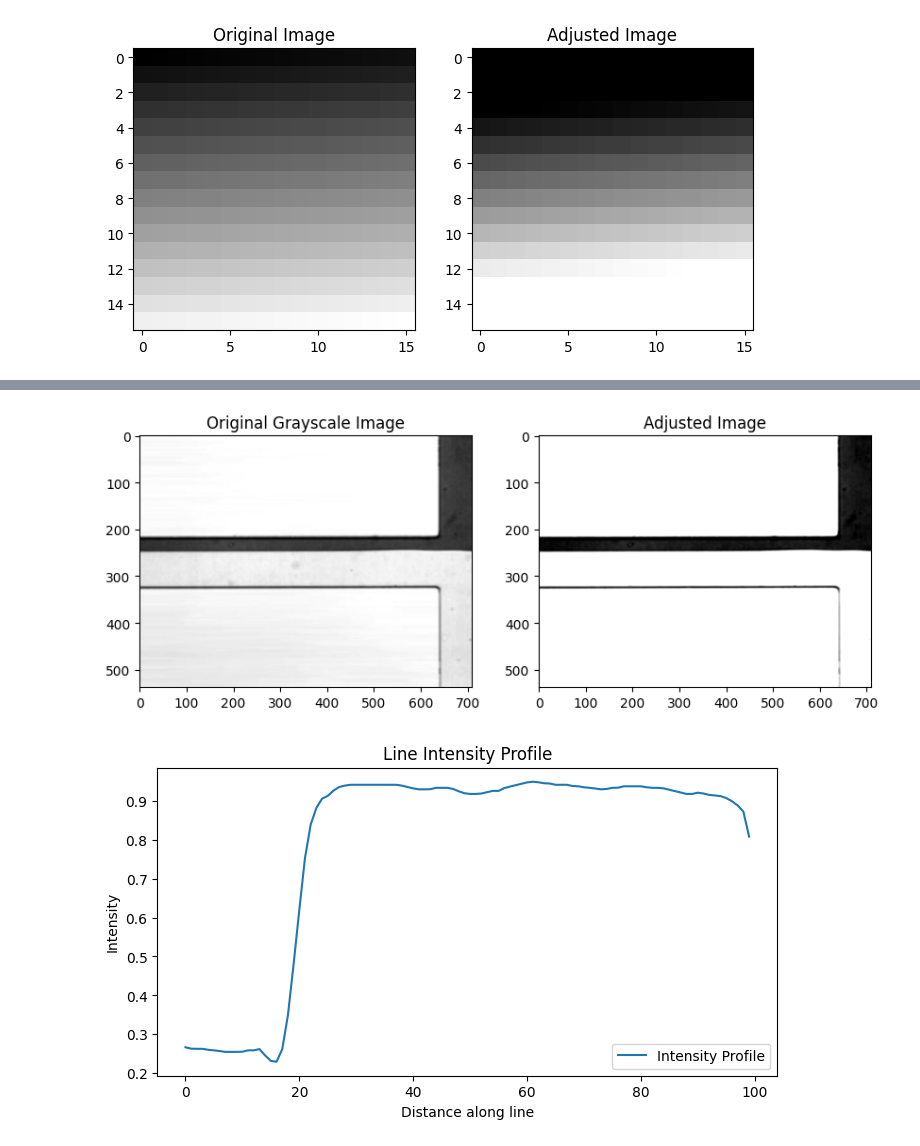
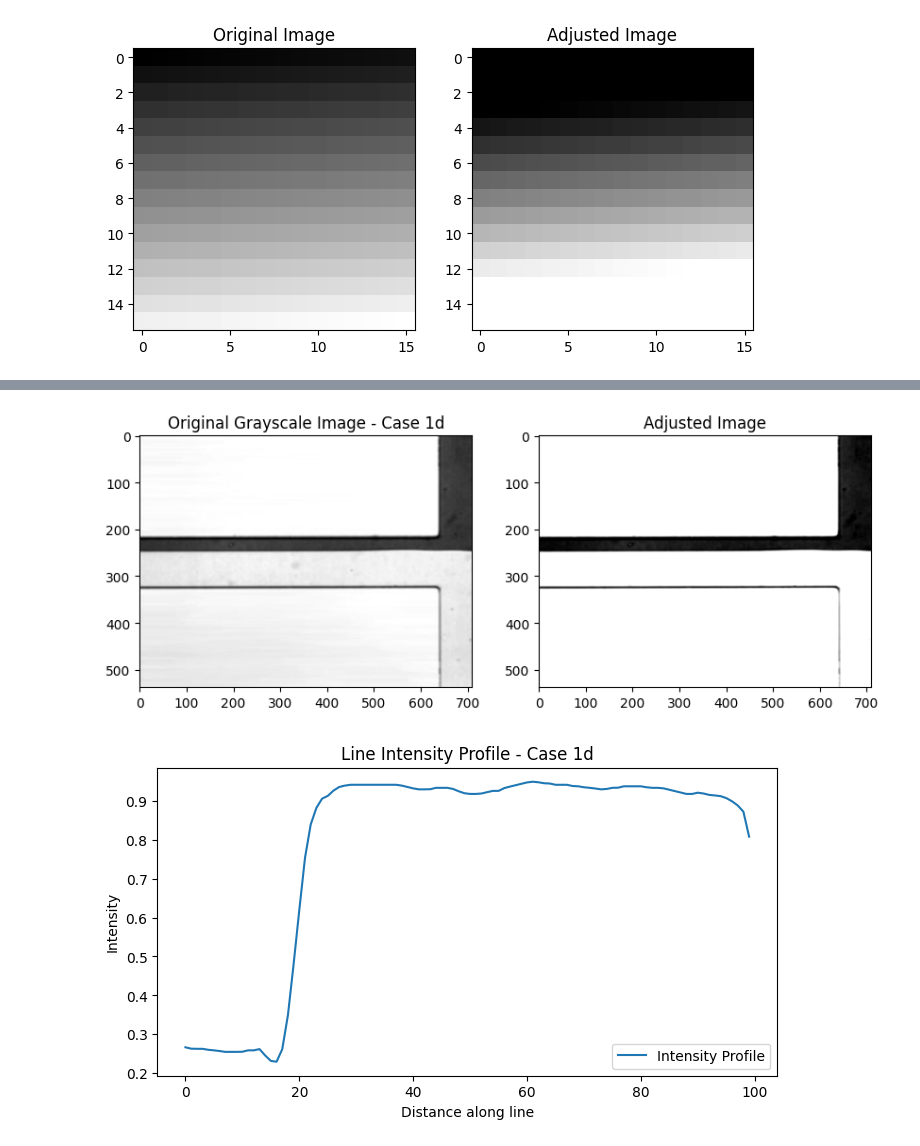
Before and after one commit to alinemitri/conc_profile_microchannels, a Jupyter notebook: Processamento-1.ipynb, the cells around one changed output, grey strips where cells are left out. Cells and saved outputs as stored; diff of their text form; code cells hidden in the pictures.

```diff
--- a/Processamento-1.ipynb
+++ b/Processamento-1.ipynb
@@ -80,30 +80,30 @@ plt.show()
 # %%
 from skimage import io, exposure
 import matplotlib.pyplot as plt
 
 # Load the JPG image
 image = io.imread('Teste_2.jpg')  # Replace with your file path
 
 # Check if the image is in color (RGB), convert to grayscale if needed
 if image.ndim == 3:  # Check if it's a color image
     from skimage.color import rgb2gray
     image_gray = rgb2gray(image)
 else:
     image_gray = image  # It's already grayscale
 
 # Perform intensity adjustment
 # For example, stretch intensity from (0.2, 0.8) to (0, 1)
 adjusted_image = exposure.rescale_intensity(image_gray, in_range=(0.2, 0.8), out_range=(0, 1))
 
 # Display the images
 fig, ax = plt.subplots(1, 2, figsize=(10, 5))
 ax[0].imshow(image_gray, cmap='gray')
-ax[0].set_title('Original Grayscale Image - caso 1d')
+ax[0].set_title('Original Grayscale Image - Case 1d')
 ax[1].imshow(adjusted_image, cmap='gray')
 ax[1].set_title('Adjusted Image')
 plt.show()
 # %% [output]
-[figure, old version]
+[figure, new version]
 # %%
 import numpy as np
 from scipy.ndimage import map_coordinates
@@ -130,11 +130,11 @@ plt.figure(figsize=(8, 4))
 plt.plot(line_profile, label='Intensity Profile')
 plt.xlabel('Distance along line')
 plt.ylabel('Intensity')
-plt.title('Line Intensity Profile - caso 1d')
+plt.title('Line Intensity Profile - Case 1d')
 plt.legend()
 plt.show()
 # %% [output]
-[figure, old version]
+[figure, new version]
 # %%
 from skimage import io, exposure
 import matplotlib.pyplot as plt
```
Also changed, not shown: parts of 6 cells of this notebook, 1 other file.
